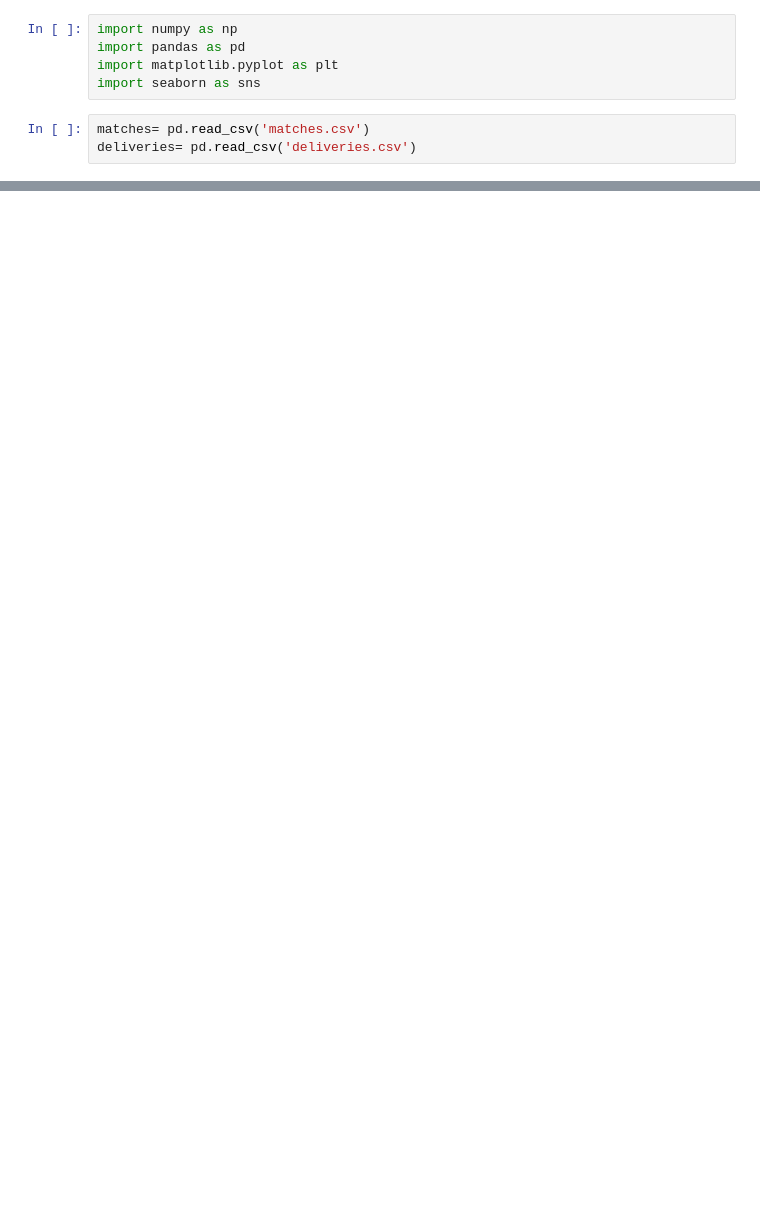
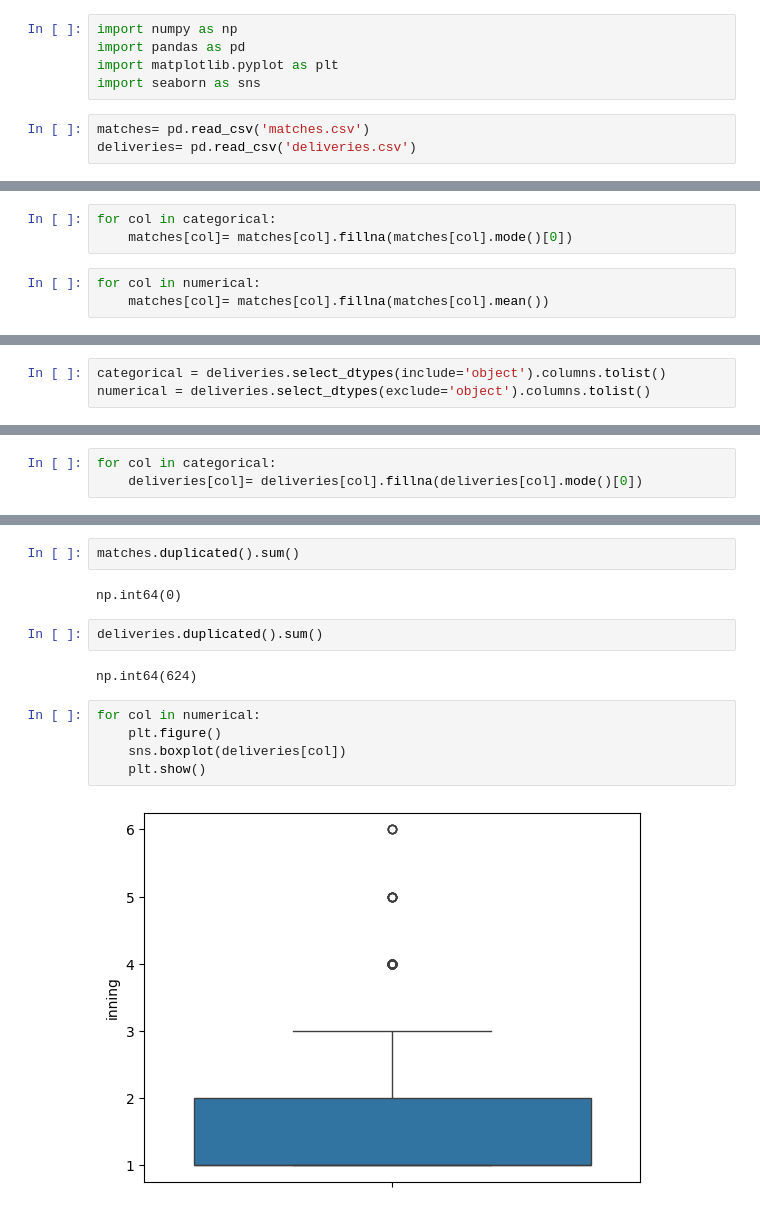
Before and after one commit to Gauravsingh958/Data-Analysis-Projects, a Jupyter notebook: IPL-Data-Analysis/ipl_analysis.ipynb, the cells around one changed output, grey strips where cells are left out. Drawn from its saved outputs; the diff is of its cells as text; blank space fills up the shorter version.

```diff
--- a/IPL-Data-Analysis/ipl_analysis.ipynb
+++ b/IPL-Data-Analysis/ipl_analysis.ipynb
@@ -26,0 +132,6 @@ deliveries.head()
+# %%
+for col in categorical:
+    matches[col]= matches[col].fillna(matches[col].mode()[0])
+# %%
+for col in numerical:
+    matches[col]= matches[col].fillna(matches[col].mean())
@@ -26,0 +181,3 @@ deliveries.head()
+# %%
+categorical = deliveries.select_dtypes(include='object').columns.tolist()
+numerical = deliveries.select_dtypes(exclude='object').columns.tolist()
@@ -26,0 +199,3 @@ deliveries.head()
+# %%
+for col in categorical:
+    deliveries[col]= deliveries[col].fillna(deliveries[col].mode()[0])
@@ -26,0 +222,15 @@ deliveries.head()
+# %%
+matches.duplicated().sum()
+# %% [output]
+np.int64(0)
+# %%
+deliveries.duplicated().sum()
+# %% [output]
+np.int64(624)
+# %%
+for col in numerical:
+    plt.figure()
+    sns.boxplot(deliveries[col])
+    plt.show()
+# %% [output]
+[figure, added]
```
Also changed, not shown: parts of 24 cells of this notebook, 5 other files.
